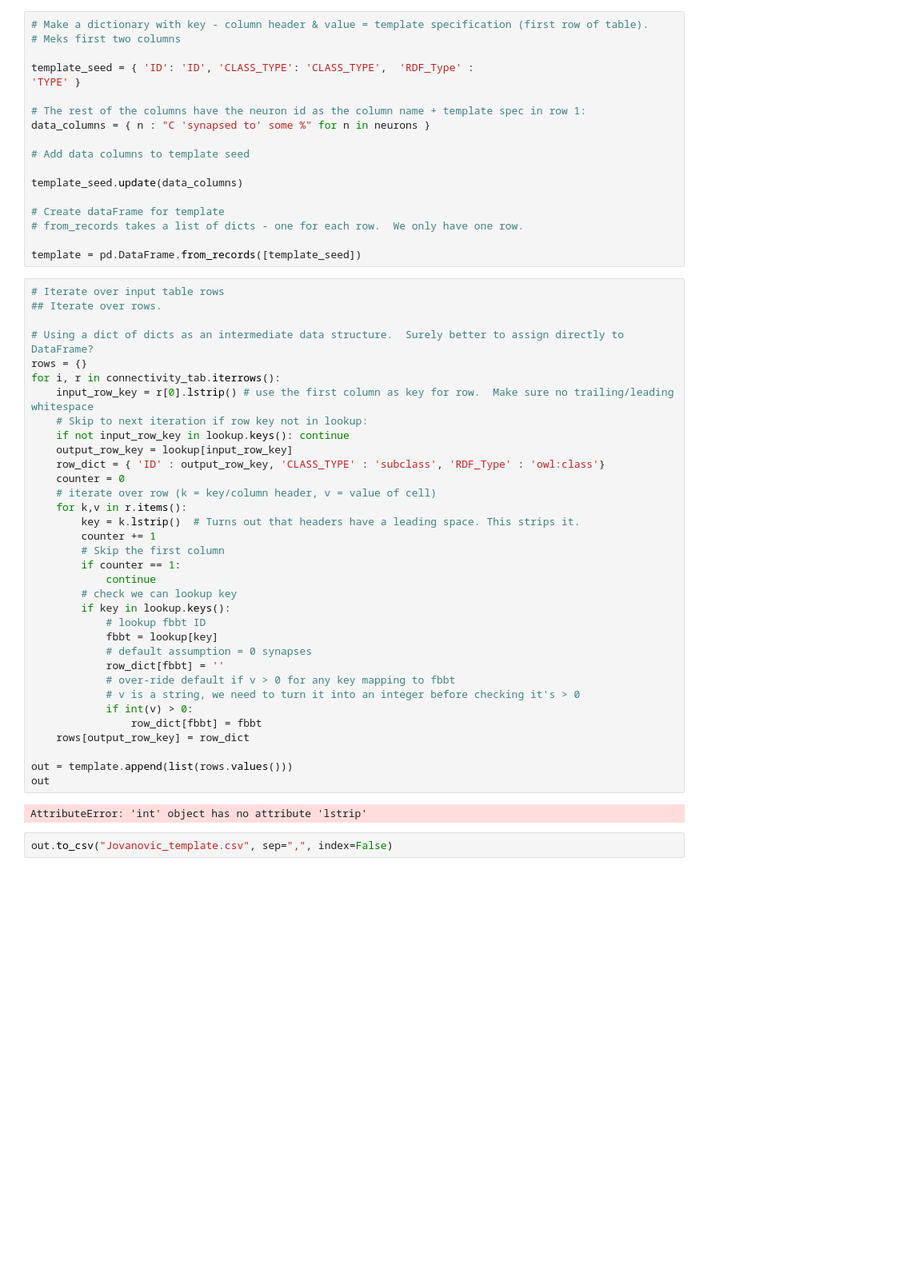
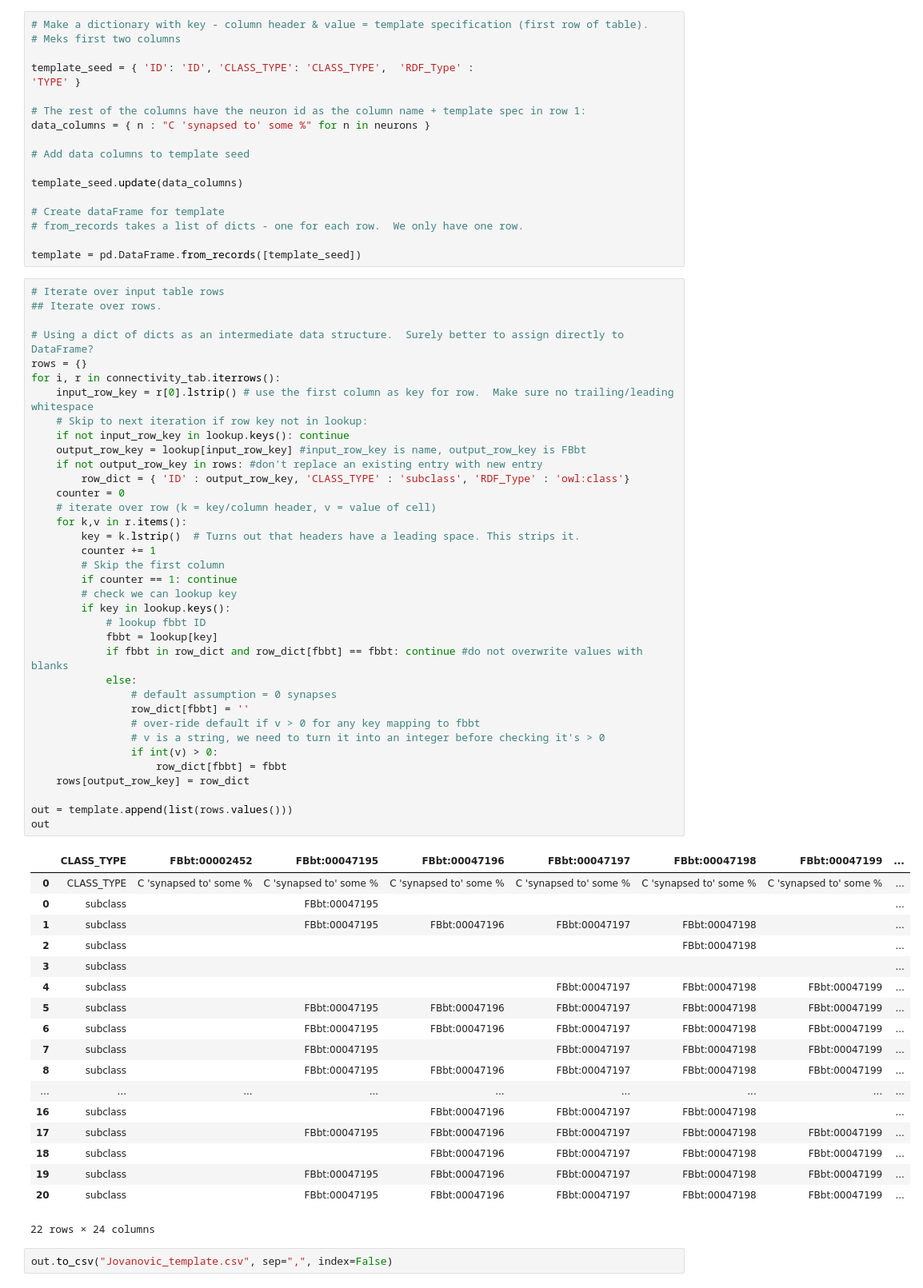
Before and after one commit to FlyBase/drosophila-anatomy-developmental-ontology, a Jupyter notebook: fbbt/src/patterns/robot_template_projects/Jovanovic_circuit/Jovanovic_circuit_template_gen.py.ipynb, the cells around one changed output. Shown at 80% size. Saved outputs shown, nothing was run; the diff lists cells and outputs as text; blank space fills up the shorter version.

```diff
--- a/fbbt/src/patterns/robot_template_projects/Jovanovic_circuit/Jovanovic_circuit_template_gen.py.ipynb
+++ b/fbbt/src/patterns/robot_template_projects/Jovanovic_circuit/Jovanovic_circuit_template_gen.py.ipynb
@@ -118,38 +120,57 @@ template = pd.DataFrame.from_records([template_seed])
 # %%
 # Iterate over input table rows
 ## Iterate over rows.
 
 # Using a dict of dicts as an intermediate data structure.  Surely better to assign directly to DataFrame?
 rows = {}
 for i, r in connectivity_tab.iterrows():
     input_row_key = r[0].lstrip() # use the first column as key for row.  Make sure no trailing/leading whitespace
     # Skip to next iteration if row key not in lookup:
     if not input_row_key in lookup.keys(): continue
-    output_row_key = lookup[input_row_key]
-    row_dict = { 'ID' : output_row_key, 'CLASS_TYPE' : 'subclass', 'RDF_Type' : 'owl:class'}
+    output_row_key = lookup[input_row_key] #input_row_key is name, output_row_key is FBbt
+    if not output_row_key in rows: #don't replace an existing entry with new entry
+        row_dict = { 'ID' : output_row_key, 'CLASS_TYPE' : 'subclass', 'RDF_Type' : 'owl:class'}
     counter = 0
     # iterate over row (k = key/column header, v = value of cell)
     for k,v in r.items():
         key = k.lstrip()  # Turns out that headers have a leading space. This strips it.
         counter += 1
         # Skip the first column
-        if counter == 1:
-            continue
+        if counter == 1: continue
         # check we can lookup key
         if key in lookup.keys():
             # lookup fbbt ID
             fbbt = lookup[key]
-            # default assumption = 0 synapses
-            row_dict[fbbt] = ''
-            # over-ride default if v > 0 for any key mapping to fbbt
-            # v is a string, we need to turn it into an integer before checking it's > 0
-            if int(v) > 0:
-                row_dict[fbbt] = fbbt
+            if fbbt in row_dict and row_dict[fbbt] == fbbt: continue #do not overwrite values with blanks
+            else:
+                # default assumption = 0 synapses
+                row_dict[fbbt] = ''
+                # over-ride default if v > 0 for any key mapping to fbbt
+                # v is a string, we need to turn it into an integer before checking it's > 0
+                if int(v) > 0:
+                    row_dict[fbbt] = fbbt
     rows[output_row_key] = row_dict
 
 out = template.append(list(rows.values()))
 out
 # %% [output]
+|  | CLASS_TYPE | FBbt:00002452 | FBbt:00047195 | FBbt:00047196 | FBbt:00047197 | FBbt:00047198 | FBbt:00047199 | ... |
+| 0 | CLASS_TYPE | C 'synapsed to' some % | C 'synapsed to' some % | C 'synapsed to' some % | C 'synapsed to' some % | C 'synapsed to' some % | C 'synapsed to' some % | ... |
+| 0 | subclass |  | FBbt:00047195 |  |  |  |  | ... |
+| 1 | subclass |  | FBbt:00047195 | FBbt:00047196 | FBbt:00047197 | FBbt:00047198 |  | ... |
+| 2 | subclass |  |  |  |  | FBbt:00047198 |  | ... |
+| 3 | subclass |  |  |  |  |  |  | ... |
+| 4 | subclass |  |  |  | FBbt:00047197 | FBbt:00047198 | FBbt:00047199 | ... |
+| 5 | subclass |  | FBbt:00047195 | FBbt:00047196 | FBbt:00047197 | FBbt:00047198 | FBbt:00047199 | ... |
+| 6 | subclass |  | FBbt:00047195 | FBbt:00047196 | FBbt:00047197 | FBbt:00047198 | FBbt:00047199 | ... |
+| 7 | subclass |  | FBbt:00047195 |  | FBbt:00047197 | FBbt:00047198 | FBbt:00047199 | ... |
+| 8 | subclass |  | FBbt:00047195 | FBbt:00047196 | FBbt:00047197 | FBbt:00047198 | FBbt:00047199 | ... |
+| ... | ... | ... | ... | ... | ... | ... | ... | ... |
+| 16 | subclass |  |  | FBbt:00047196 | FBbt:00047197 | FBbt:00047198 |  | ... |
+| 17 | subclass |  | FBbt:00047195 | FBbt:00047196 | FBbt:00047197 | FBbt:00047198 | FBbt:00047199 | ... |
+| 18 | subclass |  |  | FBbt:00047196 | FBbt:00047197 | FBbt:00047198 | FBbt:00047199 | ... |
+| 19 | subclass |  | FBbt:00047195 | FBbt:00047196 | FBbt:00047197 | FBbt:00047198 | FBbt:00047199 | ... |
+| 20 | subclass |  | FBbt:00047195 | FBbt:00047196 | FBbt:00047197 | FBbt:00047198 | FBbt:00047199 | ... |
-AttributeError: 'int' object has no attribute 'lstrip'
+22 rows × 24 columns
 # %%
 out.to_csv("Jovanovic_template.csv", sep=",", index=False)
```
Also changed, not shown: parts of 2 cells of this notebook, 5 other files.
